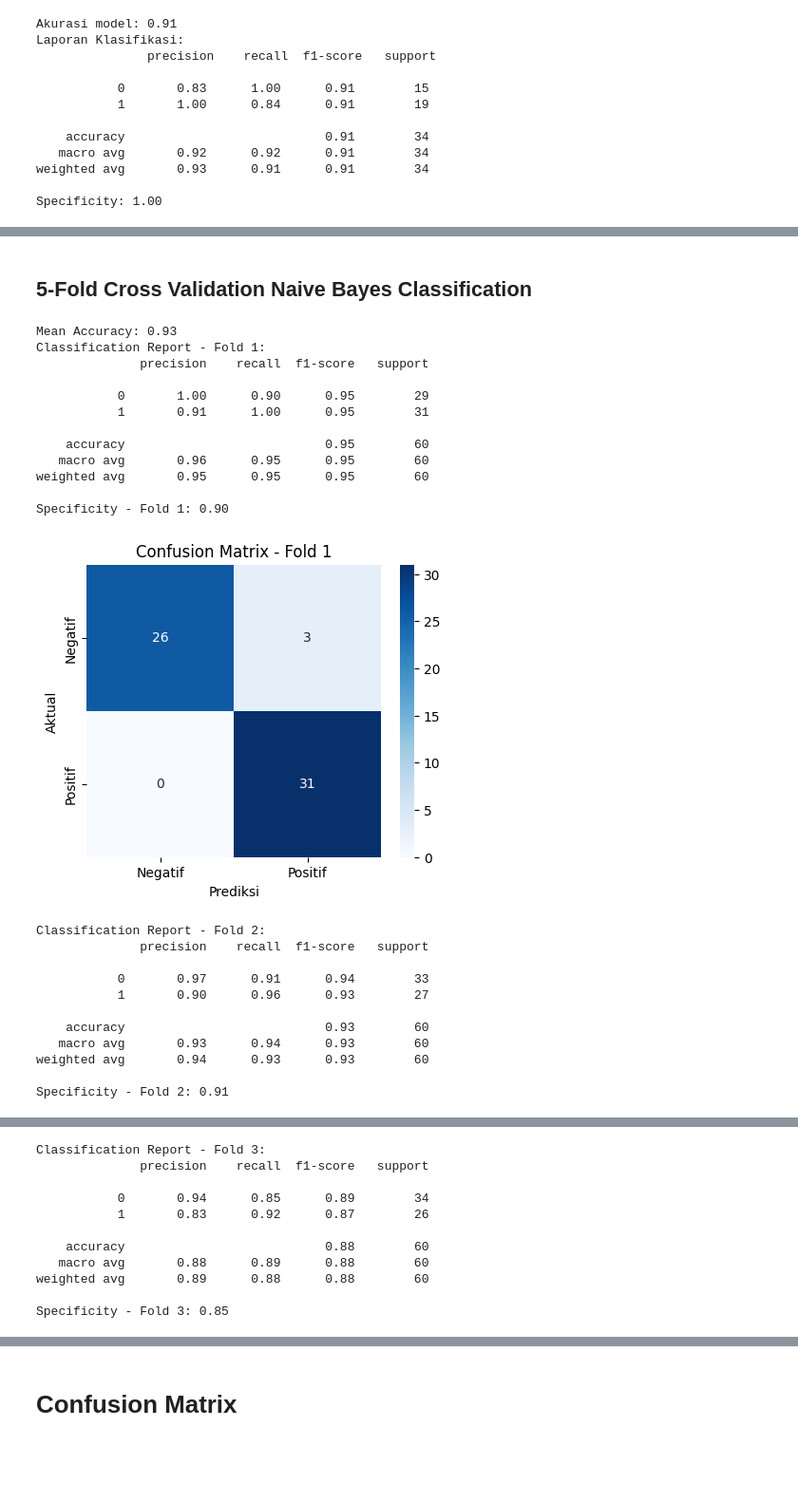
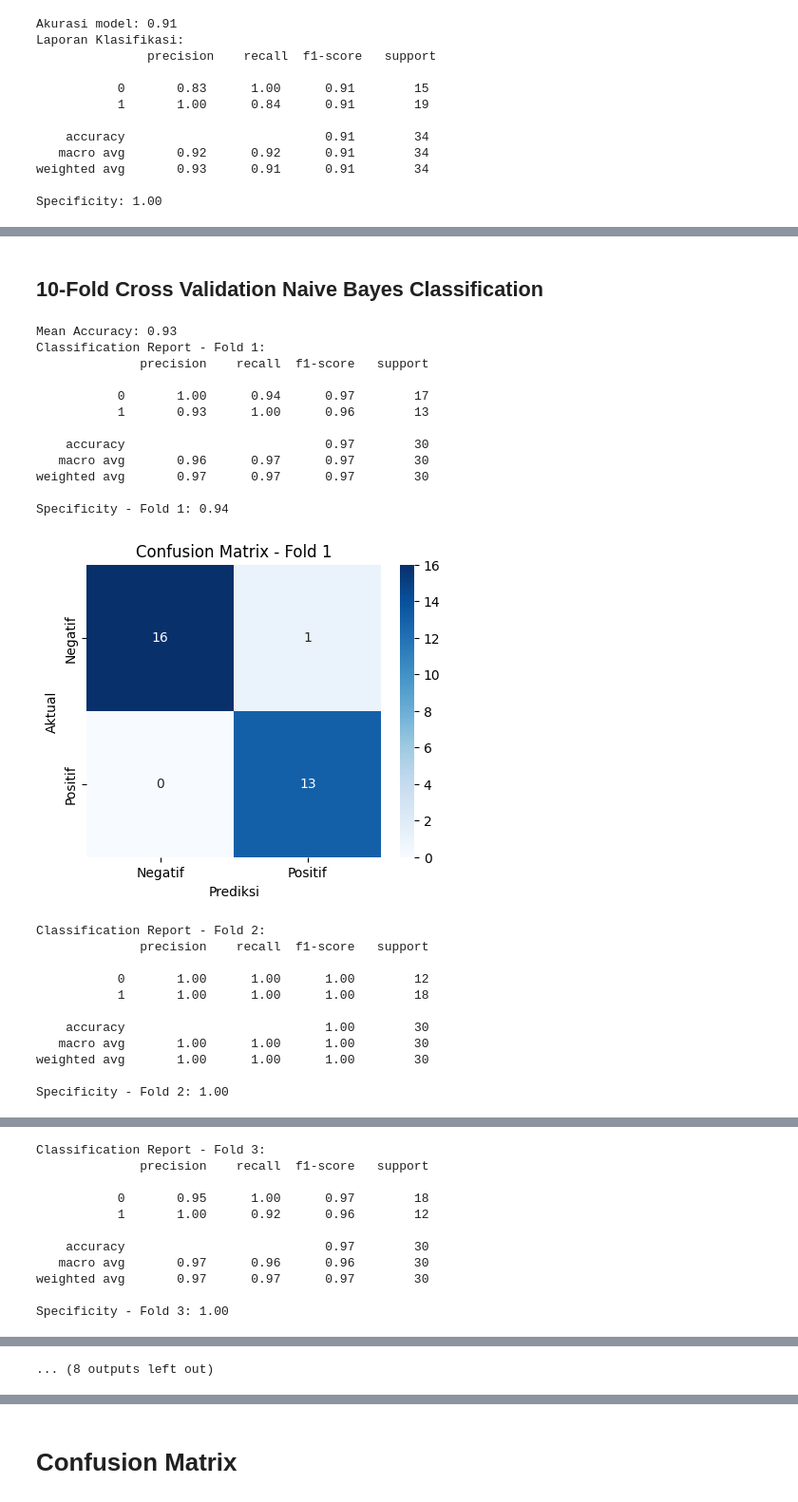
Before and after one commit to vaniasahdaa/skripsi, a Jupyter notebook: scen3_coding.ipynb, the cells around one changed output, grey strips where cells are left out. Shown at 95% size. Saved outputs shown, nothing was run; the diff lists cells and outputs as text; code cells hidden in the pictures; blank space fills up the shorter version.

```diff
--- a/scen3_coding.ipynb
+++ b/scen3_coding.ipynb
@@ -724,7 +724,7 @@ x = response_train
 y = y_train
 
 # Inisialisasi objek KFold untuk 5-fold cross-validation
-kf = KFold(n_splits=5, shuffle=True, random_state=30)
+kf = KFold(n_splits=10, shuffle=True, random_state=30)
 
 # Lakukan 5-fold cross-validation
 scores = cross_val_score(logistic_model, x, y, cv=kf, scoring='accuracy')
@@ -824,5 +837,5 @@ Specificity - Fold 5: 1.00
 # %% [markdown]
-## 5-Fold Cross Validation Naive Bayes Classification
+## 10-Fold Cross Validation Naive Bayes Classification
 # %%
 from sklearn.model_selection import cross_val_score, KFold
 from sklearn.metrics import confusion_matrix
@@ -839,7 +852,7 @@ x = response_train
 y = y_train
 
 # Inisialisasi objek KFold untuk 5-fold cross-validation
-kf = KFold(n_splits=5, shuffle=True, random_state=30)
+kf = KFold(n_splits=10, shuffle=True, random_state=30)
 
 # Lakukan 5-fold cross-validation
 scores = cross_val_score(naive_bayes_model, x, y, cv=kf, scoring='accuracy')
@@ -854,48 +867,48 @@ for i, (train_index, test_index) in enumerate(kf.split(x)):
     y_train_cv, y_test_cv = y[train_index], y[test_index]
 
     naive_bayes_model.fit(x_train_cv, y_train_cv)
     y_pred_cv_fold = naive_bayes_model.predict(x_test_cv)
 
     class_report = classification_report(y_test_cv, y_pred_cv_fold)
     print(f"Classification Report - Fold {i + 1}:\n{class_report}")
 
     # Hitung confusion matrix
     cm = confusion_matrix(y_test_cv, y_pred_cv_fold)
 
     # Hitung specificity
     tn, fp, fn, tp = cm.ravel()
     specificity = tn / (tn + fp)
     print(f"Specificity - Fold {i + 1}: {specificity:.2f}")
 
     # Visualisasi confusion matrix
     plt.figure(figsize=(5, 4))
     sns.heatmap(cm, annot=True, fmt='d', cmap='Blues', xticklabels=['Negatif', 'Positif'], yticklabels=['Negatif', 'Positif'])
     plt.xlabel('Prediksi')
     plt.ylabel('Aktual')
     plt.title(f'Confusion Matrix - Fold {i + 1}')
     plt.show()
 # %% [output]
 Mean Accuracy: 0.93
 Classification Report - Fold 1:
               precision    recall  f1-score   support
 
-           0       1.00      0.90      0.95        29
-           1       0.91      1.00      0.95        31
+           0       1.00      0.94      0.97        17
+           1       0.93      1.00      0.96        13
 
-    accuracy                           0.95        60
-   macro avg       0.96      0.95      0.95        60
-weighted avg       0.95      0.95      0.95        60
+    accuracy                           0.97        30
+   macro avg       0.96      0.97      0.97        30
+weighted avg       0.97      0.97      0.97        30
 
-Specificity - Fold 1: 0.90
+Specificity - Fold 1: 0.94
-[figure, old version]
+[figure, new version]
 Classification Report - Fold 2:
               precision    recall  f1-score   support
 
-           0       0.97      0.91      0.94        33
-           1       0.90      0.96      0.93        27
+           0       1.00      1.00      1.00        12
+           1       1.00      1.00      1.00        18
 
-    accuracy                           0.93        60
-   macro avg       0.93      0.94      0.93        60
-weighted avg       0.94      0.93      0.93        60
+    accuracy                           1.00        30
+   macro avg       1.00      1.00      1.00        30
+weighted avg       1.00      1.00      1.00        30
 
-Specificity - Fold 2: 0.91
+Specificity - Fold 2: 1.00
@@ -903,11 +916,11 @@ Specificity - Fold 2: 0.91
 Classification Report - Fold 3:
               precision    recall  f1-score   support
 
-           0       0.94      0.85      0.89        34
-           1       0.83      0.92      0.87        26
+           0       0.95      1.00      0.97        18
+           1       1.00      0.92      0.96        12
 
-    accuracy                           0.88        60
-   macro avg       0.88      0.89      0.88        60
-weighted avg       0.89      0.88      0.88        60
+    accuracy                           0.97        30
+   macro avg       0.97      0.96      0.96        30
+weighted avg       0.97      0.97      0.97        30
 
-Specificity - Fold 3: 0.85
+Specificity - Fold 3: 1.00
@@ -939 +964,2 @@ Specificity - Fold 5: 0.92
+... (8 outputs left out)
 # %% [markdown]
```
Also changed, not shown: parts of 6 cells of this notebook.
